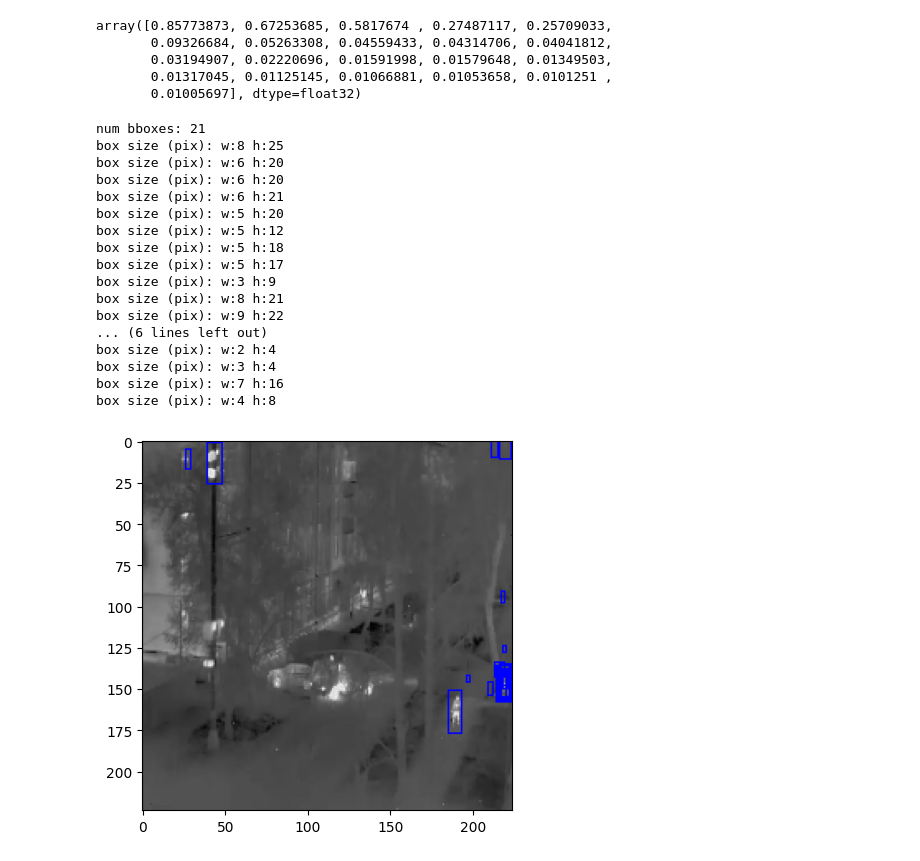
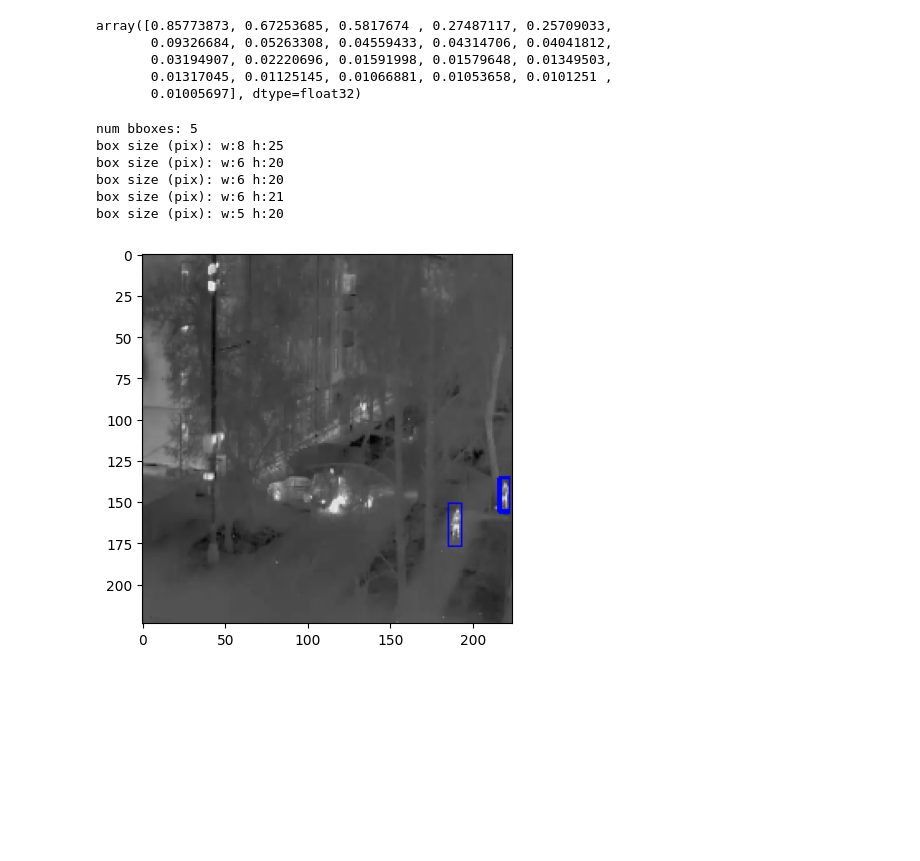
Before and after one commit to SivenM/det_small_people, a Jupyter notebook: forge/check_onnx_runtime.ipynb, the cells around one changed output. Cells and saved outputs as stored; diff of their text form; code cells hidden in the pictures; blank space fills up the shorter version.

```diff
--- a/forge/check_onnx_runtime.ipynb
+++ b/forge/check_onnx_runtime.ipynb
@@ -187,28 +187,17 @@ array([0.85773873, 0.67253685, 0.5817674 , 0.27487117, 0.25709033,
 # %%
 img_draw = img_resized.copy()
 scores = outputs[2][0]
-bboxes = outputs[1][0][scores > 0.01]
+bboxes = outputs[1][0][scores > 0.1]
 print(f'num bboxes: {len(bboxes)}')
 for bbox in bboxes:
     print(f'box size (pix): w:{round(bbox[2] - bbox[0])} h:{round(bbox[3]-bbox[1])}')
     img_draw = cv2.rectangle(img_draw, (int(bbox[2]), int(bbox[3])), (int(bbox[0]), int(bbox[1])),  (0,0,255), 1)
 plt.imshow(img_draw);
 # %% [output]
-num bboxes: 21
+num bboxes: 5
 box size (pix): w:8 h:25
 box size (pix): w:6 h:20
 box size (pix): w:6 h:20
 box size (pix): w:6 h:21
 box size (pix): w:5 h:20
-box size (pix): w:5 h:12
-box size (pix): w:5 h:18
-box size (pix): w:5 h:17
-box size (pix): w:3 h:9
-box size (pix): w:8 h:21
-box size (pix): w:9 h:22
-... (6 lines left out)
-box size (pix): w:2 h:4
-box size (pix): w:3 h:4
-box size (pix): w:7 h:16
-box size (pix): w:4 h:8
-[figure, old version]
+[figure, new version]
```
Also changed, not shown: parts of 7 cells of this notebook, 2 other files.
